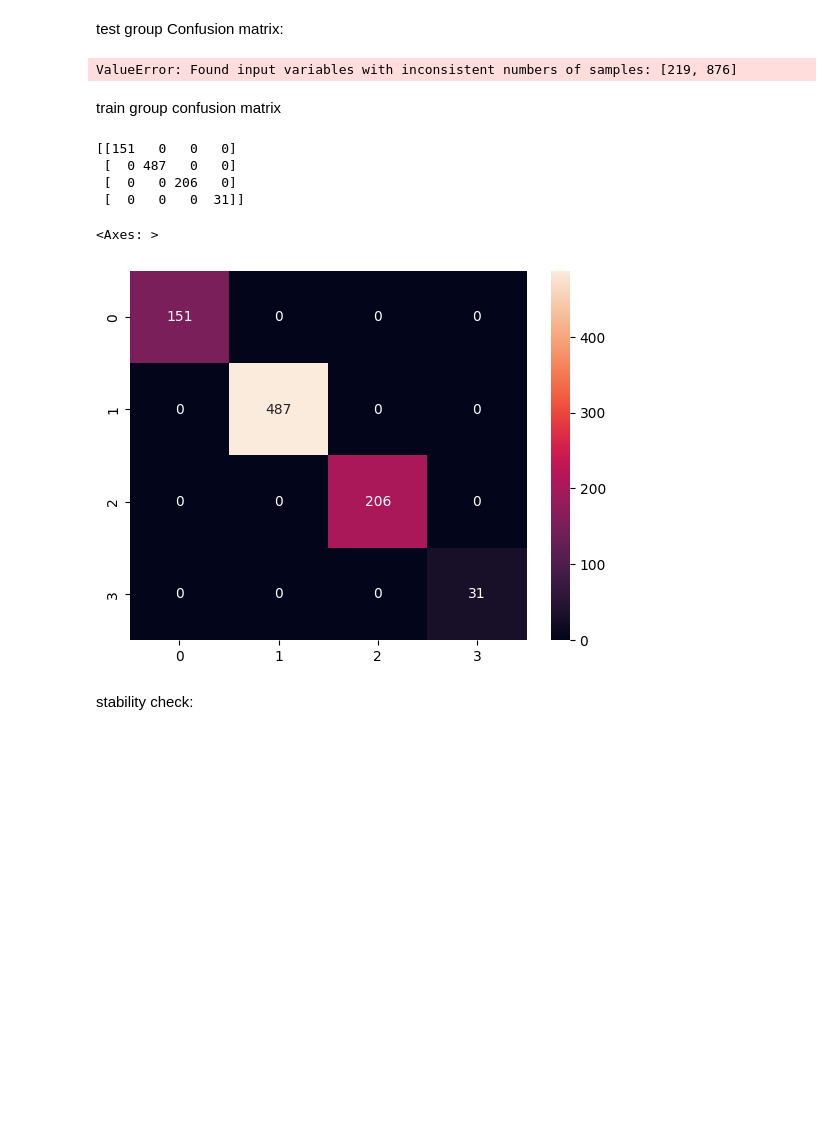
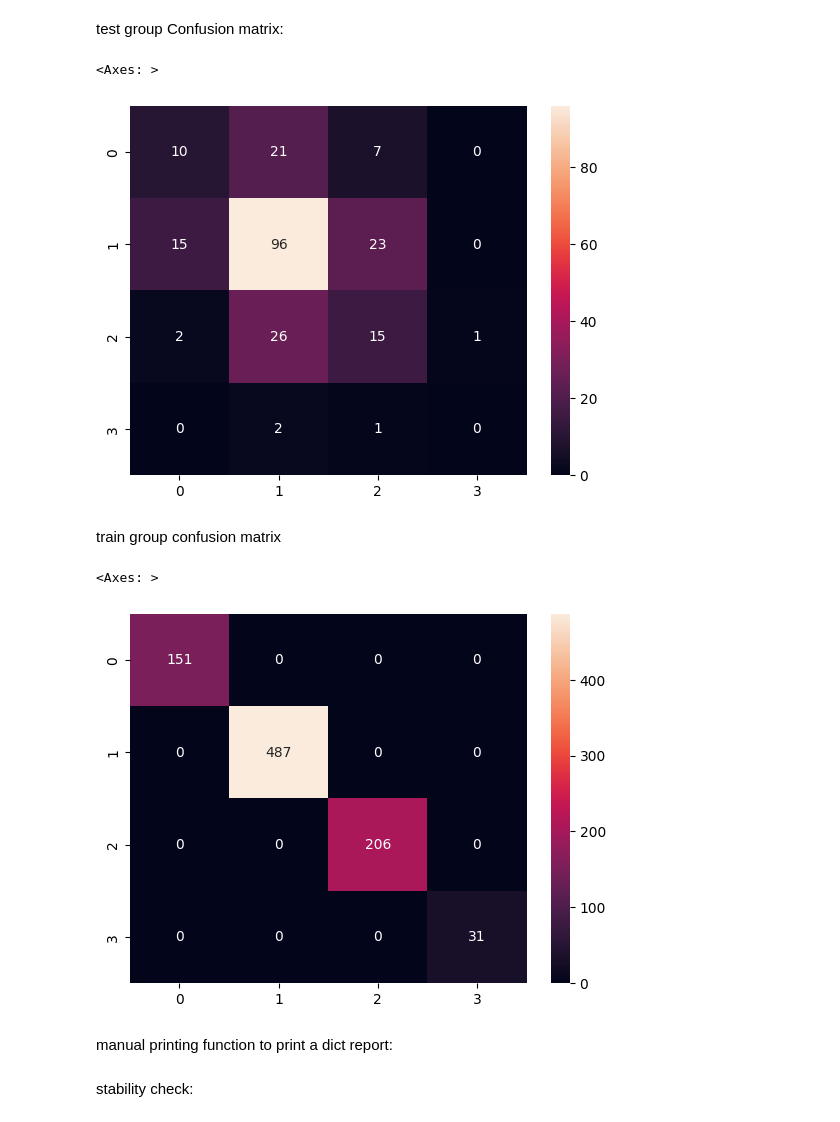
Before and after one commit to 1laggerman/breastCancer, a Jupyter notebook: learn.ipynb, the cells around one changed output. Drawn from its saved outputs; the diff is of its cells as text; code cells hidden in the pictures; blank space fills up the shorter version.

Commit message:
general organize + stabillity average check
re-organized some cells and added calculation and printing of average report for multiple runs. std report not working yet

```diff
--- a/learn.ipynb
+++ b/learn.ipynb
@@ -94,7 +111,7 @@ X = preprocessing.StandardScaler().fit_transform(X)
 # %% [markdown]
 gene STD clean:
 # %%
-bar = 0.5
+bar = 0.01
 print("total genes: ", X.shape[1])
 X = X.loc[:,X.std(axis=0) > bar]
 print("reduced to ", X.shape[1], "genes with STD > ", bar)
@@ -109,7 +126,8 @@ X1 = svd.fit_transform(X)
 Sigma = np.diag(svd.singular_values_)
 V = svd.components_
 print(svd.singular_values_)
-# X1 = U @ Sigma @ V
+print(np.mean(np.abs(X - X1)))
+X = X1
 # %% [output]
 [1.27986653e+06 2.10672941e+04 1.74791142e+03 ... 3.67111292e+01
  3.66120794e+01 3.62525614e+01]
@@ -242,0 +186,4 @@ train score:  1.0
+# %%
+model.fit(X_train, Y_train)
+Y_test_pred = model.predict(X_test)
+Y_train_pred = model.predict(X_train)
@@ -242,0 +217,15 @@ train score:  1.0
+# %%
+for i in range(Y_test_pred.shape[0]):
+    if Y_test_pred[i] % 1 < 0.5:
+        Y_test_pred[i] = int(Y_test_pred[i])
+    else:
+        Y_test_pred[i] = int(Y_test_pred[i] + 1)
+
+for i in range(Y_train_pred.shape[0]):
+    if Y_train_pred[i] % 1 < 0.5:
+        Y_train_pred[i] = int(Y_train_pred[i])
+    else:
+        Y_train_pred[i] = int(Y_train_pred[i] + 1)
+
+print(metrics.classification_report(y_true=Y_test, y_pred=Y_test_pred))
+print(metrics.classification_report(y_true=Y_train, y_pred=Y_train_pred))
@@ -243,22 +246,18 @@ train score:  1.0
 # %% [markdown]
 test group Confusion matrix:
 # %%
-conMat = confusion_matrix(Y_test, Y_pred)
-print(conMat)
+conMat = confusion_matrix(Y_test, Y_test_pred)
 sns.heatmap(conMat, annot=True, fmt='g')
 # %% [output]
-ValueError: Found input variables with inconsistent numbers of samples: [219, 876]
+<Axes: >
+[figure, added]
 # %% [markdown]
 train group confusion matrix
 # %%
-Y_pred = model.predict(X_train)
-conMat = confusion_matrix(Y_train, Y_pred)
-print(conMat)
+conMat = confusion_matrix(Y_train, Y_train_pred)
 sns.heatmap(conMat, annot=True, fmt='g')
 # %% [output]
-[[151   0   0   0]
- [  0 487   0   0]
- [  0   0 206   0]
- [  0   0   0  31]]
+<Axes: >
-<Axes: >
 [figure]
+# %% [markdown]
+manual printing function to print a dict report:
```
Also changed, not shown: parts of 27 cells of this notebook, 1 other file.
